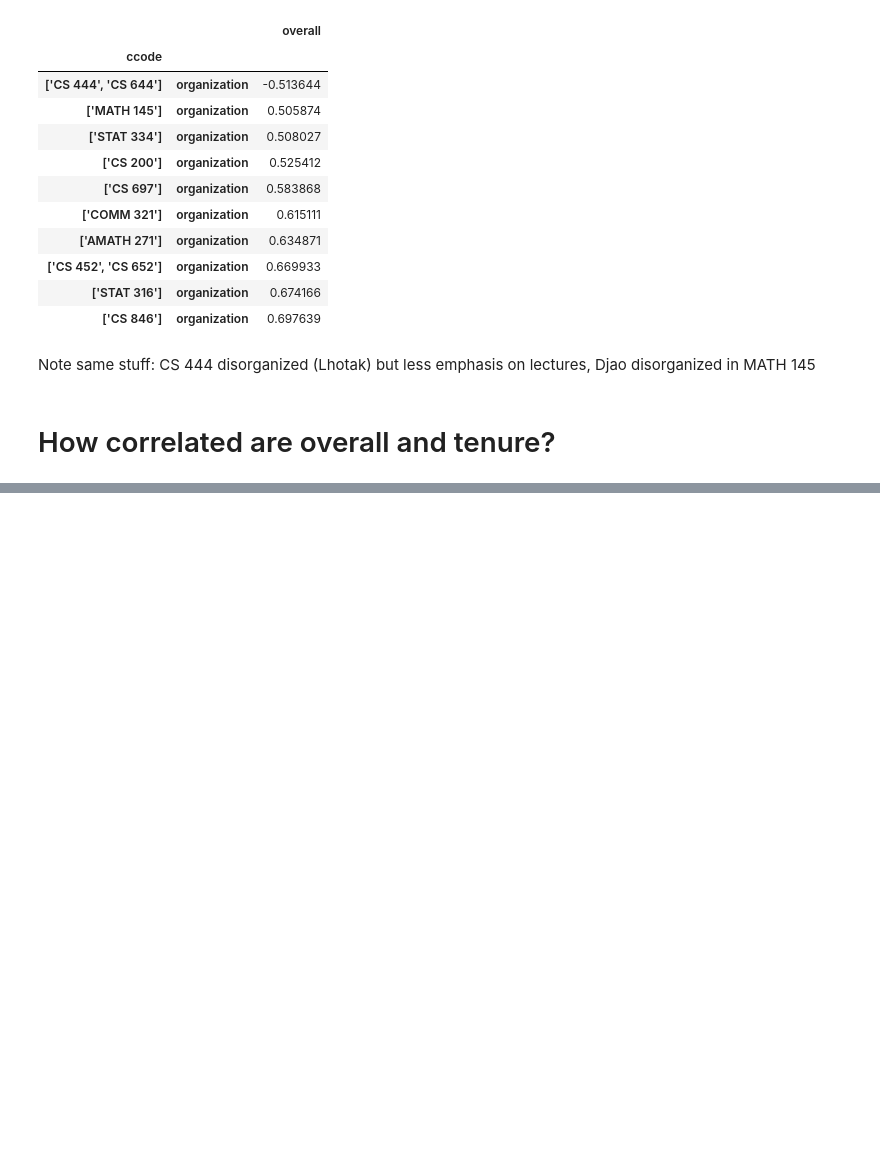
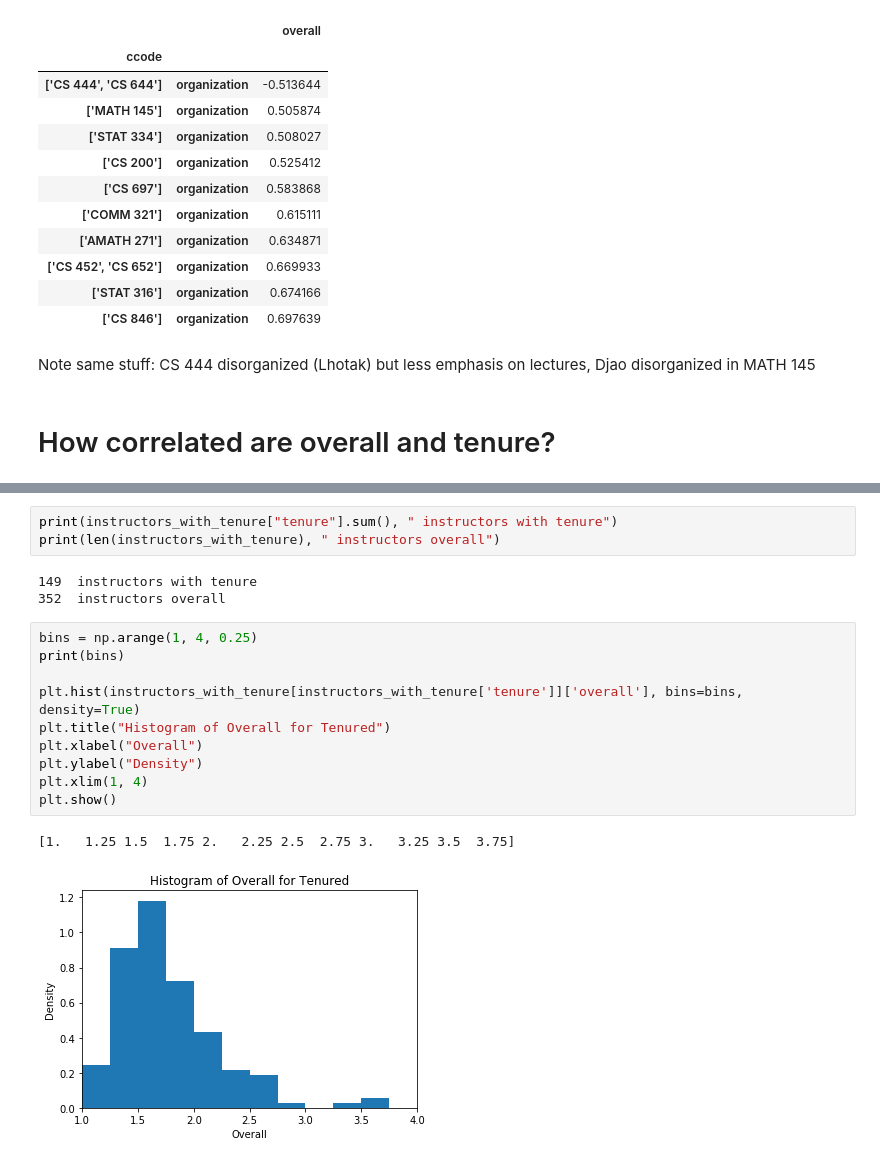
Before and after one commit to Akababa/course_eval, a Jupyter notebook: Cluster.ipynb, the cells around one changed output, grey strips where cells are left out. Saved outputs shown, nothing was run; the diff lists cells and outputs as text; blank space fills up the shorter version.

```diff
--- a/Cluster.ipynb
+++ b/Cluster.ipynb
@@ -356 +416,20 @@ See the caveats in the documentation: http://pandas.pydata.org/pandas-docs/stabl
+# %%
+print(instructors_with_tenure["tenure"].sum(), " instructors with tenure")
+print(len(instructors_with_tenure), " instructors overall")
+# %% [output]
+149  instructors with tenure
+352  instructors overall
+# %%
+bins = np.arange(1, 4, 0.25)
+print(bins)
+
+plt.hist(instructors_with_tenure[instructors_with_tenure['tenure']]['overall'], bins=bins, density=True)
+plt.title("Histogram of Overall for Tenured")
+plt.xlabel("Overall")
+plt.ylabel("Density")
+plt.xlim(1, 4)
+plt.show()
+# %% [output]
+[1.   1.25 1.5  1.75 2.   2.25 2.5  2.75 3.   3.25 3.5  3.75]
+[figure, added]
 # %%
```
Also changed, not shown: parts of 11 cells of this notebook.
